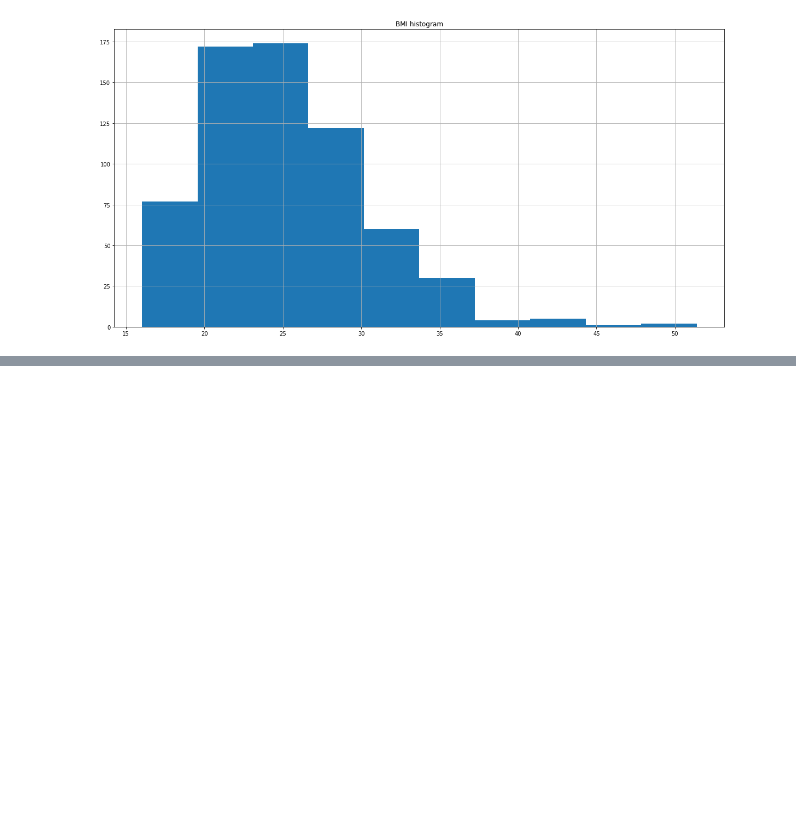
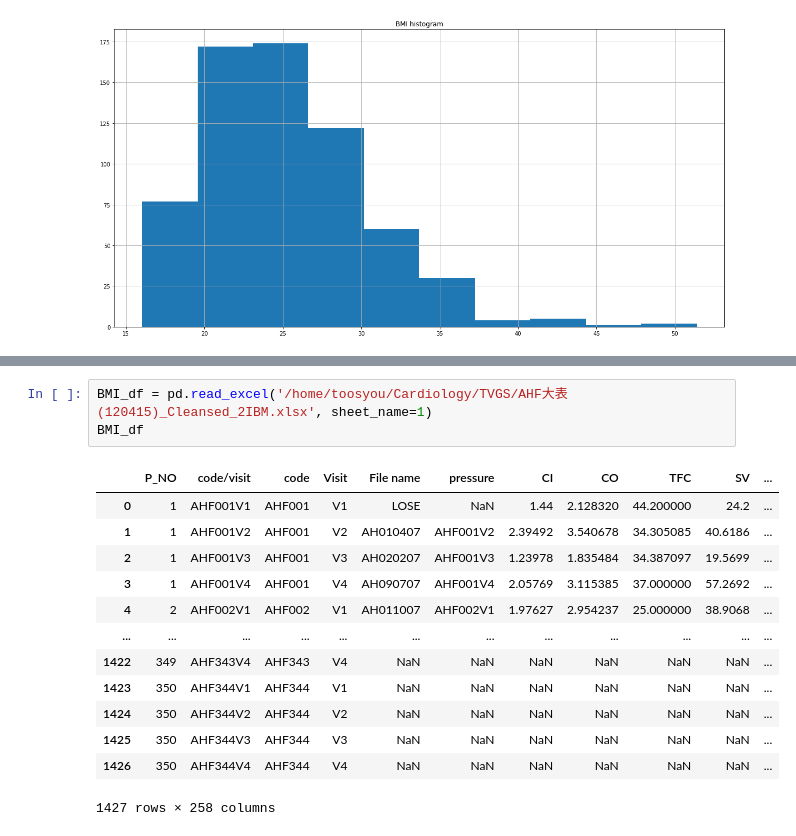
Before and after one commit to writerwriter/ekg, a Jupyter notebook: notebooks/data_visualization.ipynb, the cells around one changed output, grey strips where cells are left out. Cells and saved outputs as stored; diff of their text form; blank space fills up the shorter version.

```diff
--- a/notebooks/data_visualization.ipynb
+++ b/notebooks/data_visualization.ipynb
@@ -182,0 +201,17 @@ plt.show()
+# %%
+BMI_df = pd.read_excel('/home/toosyou/Cardiology/TVGS/AHF大表(120415)_Cleansed_2IBM.xlsx', sheet_name=1)
+BMI_df
+# %% [output]
+|  | P_NO | code/visit | code | Visit | File name | pressure | CI | CO | TFC | SV | ... |
+| 0 | 1 | AHF001V1 | AHF001 | V1 | LOSE | NaN | 1.44 | 2.128320 | 44.200000 | 24.2 | ... |
+| 1 | 1 | AHF001V2 | AHF001 | V2 | AH010407 | AHF001V2 | 2.39492 | 3.540678 | 34.305085 | 40.6186 | ... |
+| 2 | 1 | AHF001V3 | AHF001 | V3 | AH020207 | AHF001V3 | 1.23978 | 1.835484 | 34.387097 | 19.5699 | ... |
+| 3 | 1 | AHF001V4 | AHF001 | V4 | AH090707 | AHF001V4 | 2.05769 | 3.115385 | 37.000000 | 57.2692 | ... |
+| 4 | 2 | AHF002V1 | AHF002 | V1 | AH011007 | AHF002V1 | 1.97627 | 2.954237 | 25.000000 | 38.9068 | ... |
+| ... | ... | ... | ... | ... | ... | ... | ... | ... | ... | ... | ... |
+| 1422 | 349 | AHF343V4 | AHF343 | V4 | NaN | NaN | NaN | NaN | NaN | NaN | ... |
+| 1423 | 350 | AHF344V1 | AHF344 | V1 | NaN | NaN | NaN | NaN | NaN | NaN | ... |
+| 1424 | 350 | AHF344V2 | AHF344 | V2 | NaN | NaN | NaN | NaN | NaN | NaN | ... |
+| 1425 | 350 | AHF344V3 | AHF344 | V3 | NaN | NaN | NaN | NaN | NaN | NaN | ... |
+| 1426 | 350 | AHF344V4 | AHF344 | V4 | NaN | NaN | NaN | NaN | NaN | NaN | ... |
+1427 rows × 258 columns
```
Also changed, not shown: parts of 6 cells of this notebook, 2 other files.
